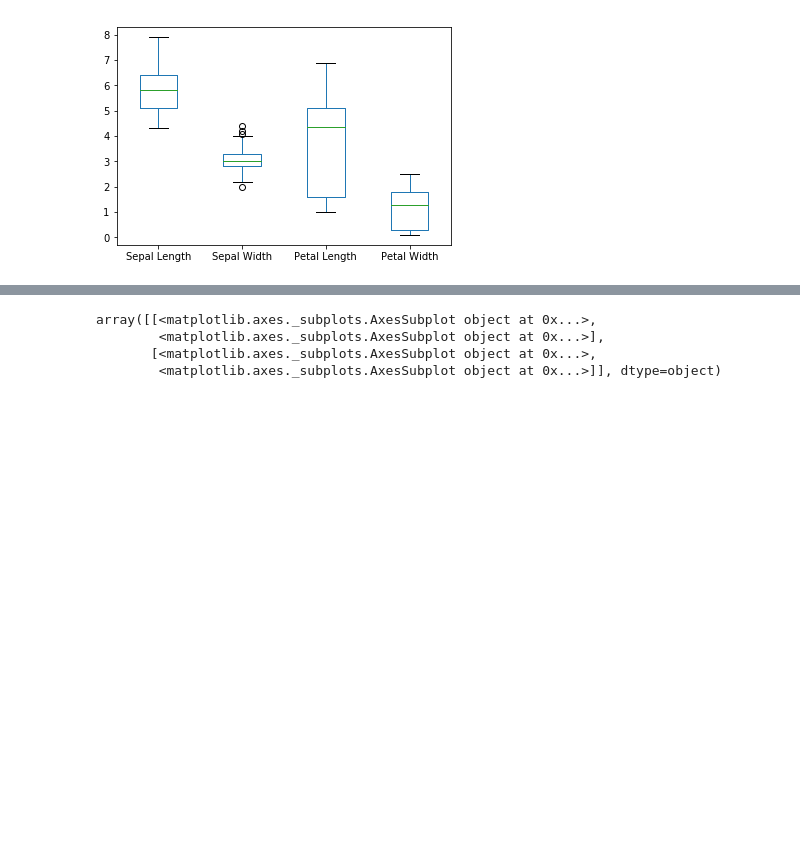
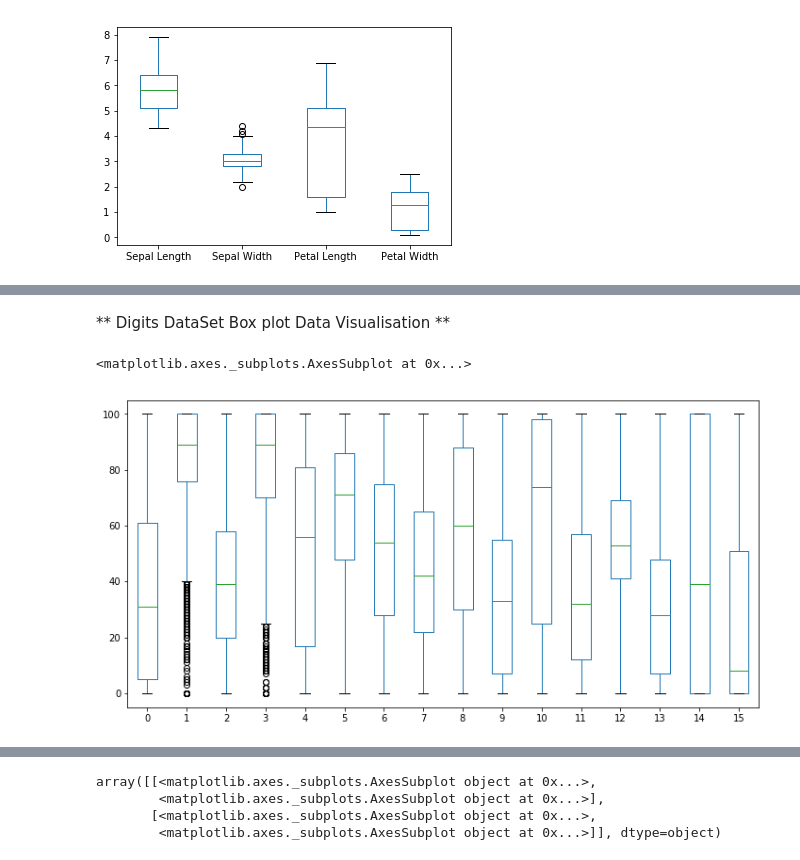
Before and after one commit to david-agumya/CS6220-Data-Mining, a Jupyter notebook: Assignment2.ipynb, the cells around one changed output, grey strips where cells are left out. Saved outputs shown, nothing was run; the diff lists cells and outputs as text; code cells hidden in the pictures; blank space fills up the shorter version.

```diff
--- a/Assignment2.ipynb
+++ b/Assignment2.ipynb
@@ -130,0 +226,7 @@ iris_df.boxplot(column=['Sepal Length', 'Sepal Width', 'Petal Length', 'Petal Wi
+# %% [markdown]
+** Digits DataSet Box plot Data Visualisation **
+# %%
+digits_df.boxplot(column=required_data_cols, grid=False, figsize=(12,6))
+# %% [output]
+<matplotlib.axes._subplots.AxesSubplot at 0x...>
+[figure, added]
```
Also changed, not shown: parts of 17 cells of this notebook.
